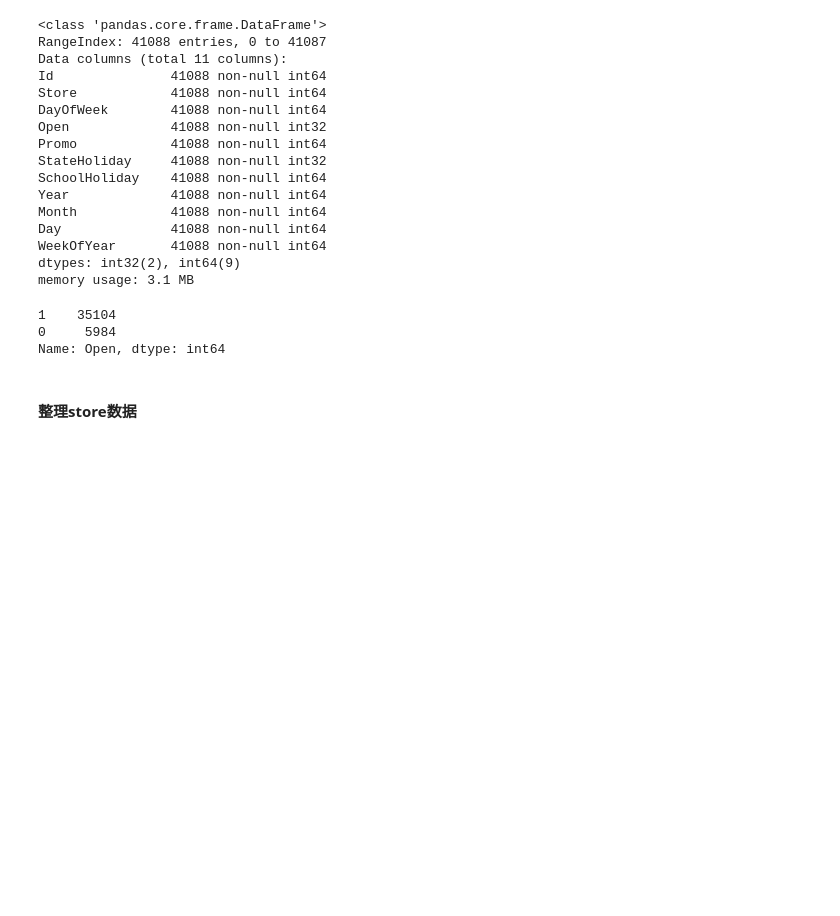
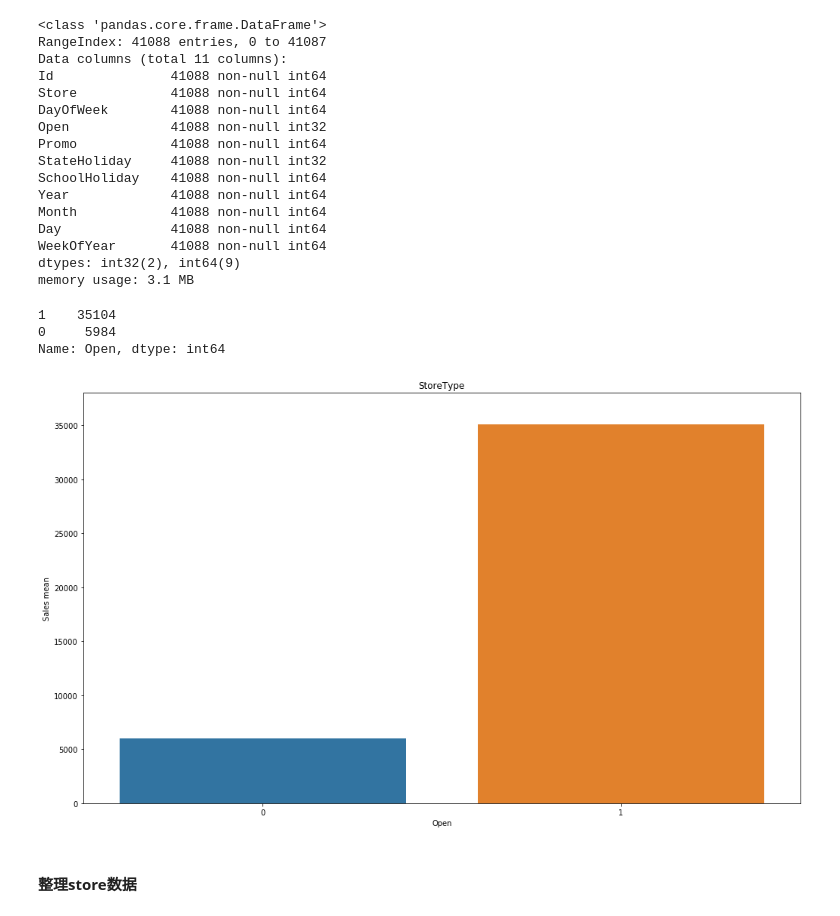
Before and after one commit to xueweiyema/ForecastRossmannStoreSales, a Jupyter notebook: script/Rossmann.ipynb, the cells around one changed output. Drawn from its saved outputs; the diff is of its cells as text; code cells hidden in the pictures; blank space fills up the shorter version.

```diff
--- a/script/Rossmann.ipynb
+++ b/script/Rossmann.ipynb
@@ -91,6 +92,18 @@ test["Open"].value_counts()
 1    35104
 0     5984
 Name: Open, dtype: int64
+# %%
+# 对open做可视化
+po = test.groupby('Open')['Id'].count()
+plt.subplots(1,1,figsize=(17,10))
+plt.ylim(ymin=0)
+plt.ylim(ymax=38000)
+plt.title('StoreType')
+plt.ylabel('Sales mean')
+sns.barplot(po.index,po.values)
+plt.show()
+# %% [output]
+[figure, added]
 # %% [markdown]
 #### 整理store数据
 # %%
```
Also changed, not shown: parts of 24 cells of this notebook, 1 other file.
